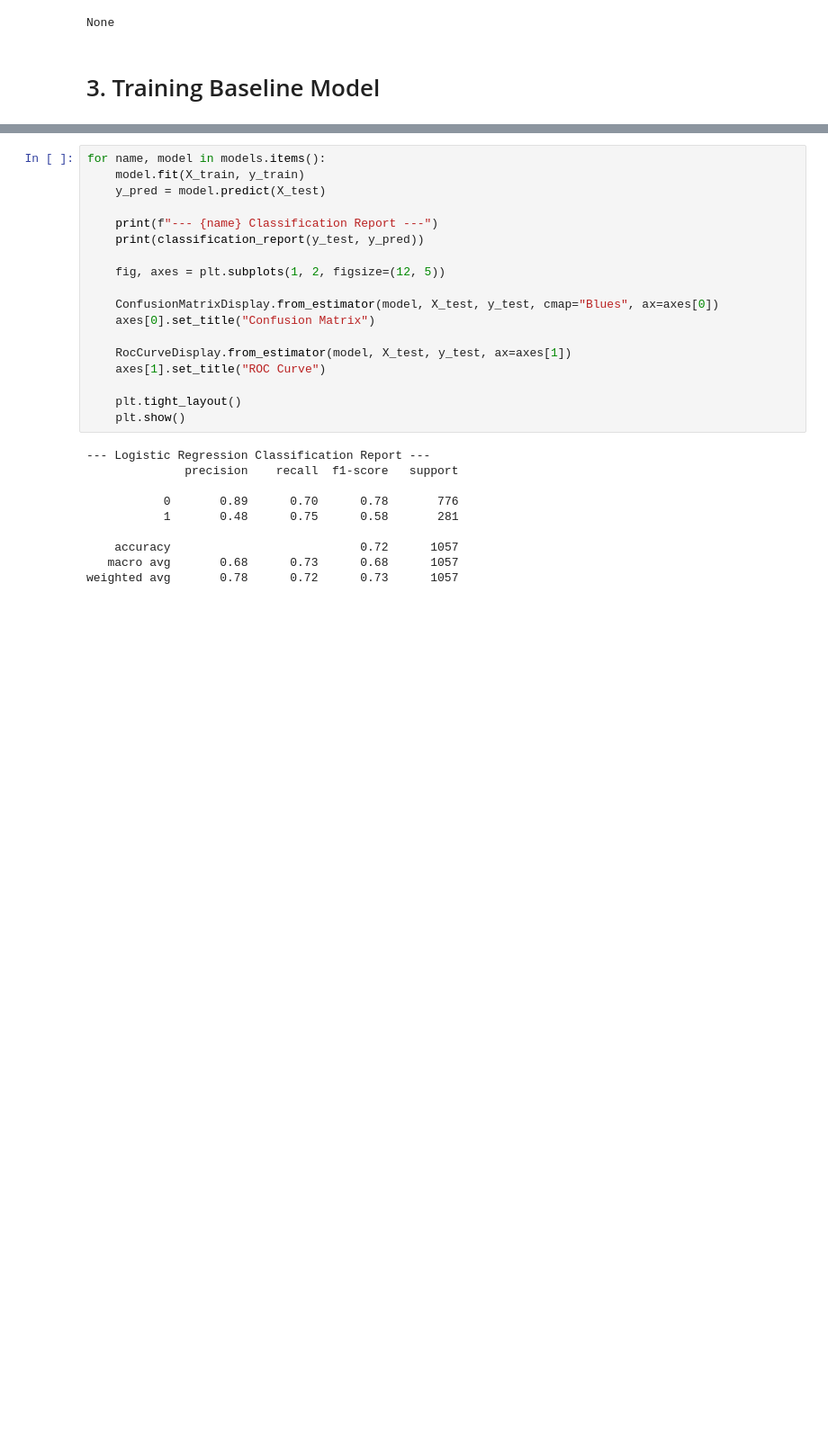
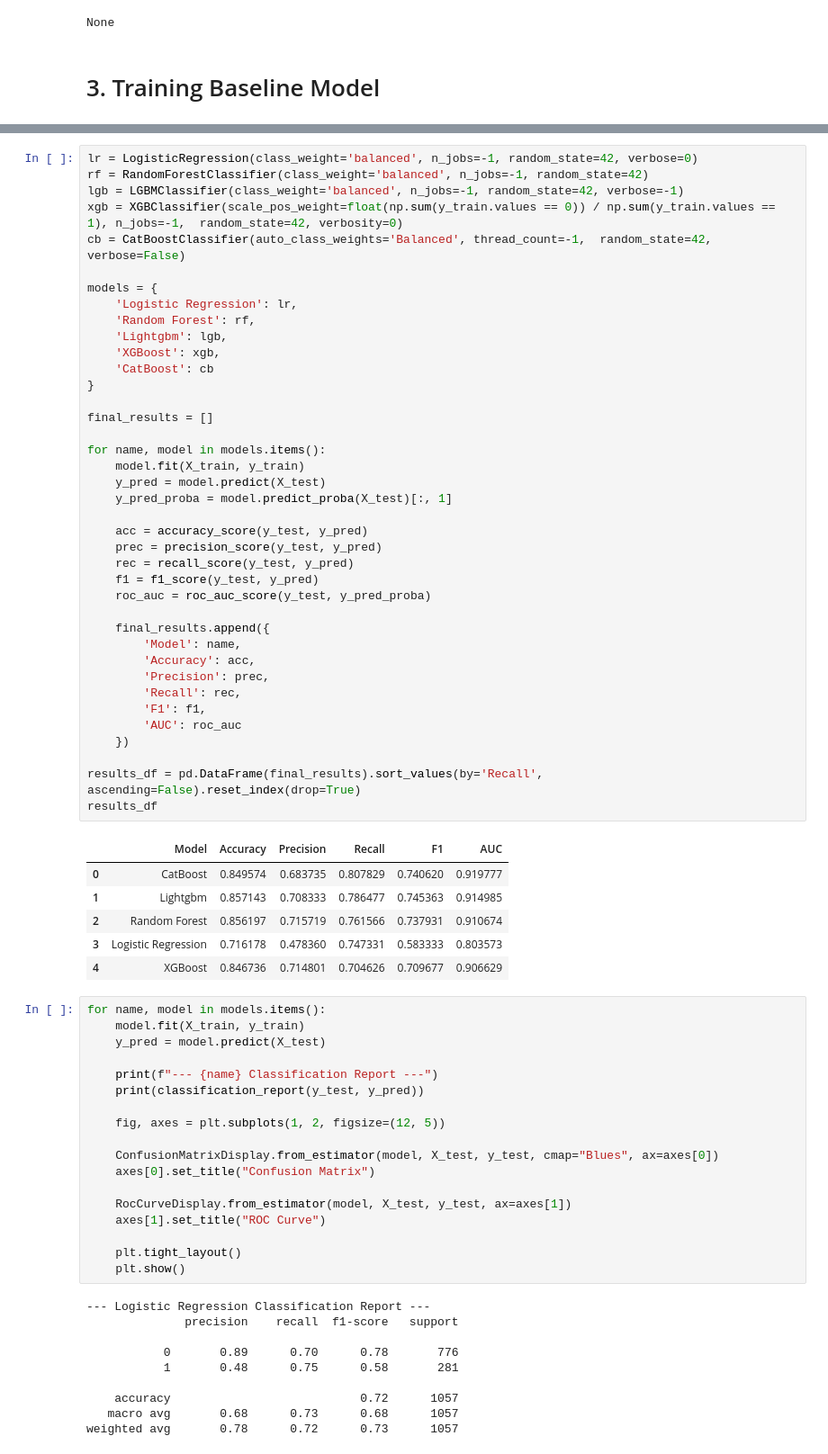
Before and after one commit to n44th44nn/Telco-Customer-Churn-Analysis, a Jupyter notebook: Notebooks/modeling.ipynb, the cells around one changed output, grey strips where cells are left out. Shown at 90% size. Saved outputs shown, nothing was run; the diff lists cells and outputs as text; blank space fills up the shorter version.

```diff
--- a/Notebooks/modeling.ipynb
+++ b/Notebooks/modeling.ipynb
@@ -167,3 +167,49 @@ pd.DataFrame(cv_results).sort_values(by='F1', ascending=False).reset_index(drop=
+# %%
+lr = LogisticRegression(class_weight='balanced', n_jobs=-1, random_state=42, verbose=0)
+rf = RandomForestClassifier(class_weight='balanced', n_jobs=-1, random_state=42)
+lgb = LGBMClassifier(class_weight='balanced', n_jobs=-1, random_state=42, verbose=-1)
+xgb = XGBClassifier(scale_pos_weight=float(np.sum(y_train.values == 0)) / np.sum(y_train.values == 1), n_jobs=-1,  random_state=42, verbosity=0)
+cb = CatBoostClassifier(auto_class_weights='Balanced', thread_count=-1,  random_state=42, verbose=False)
+
+models = {
+    'Logistic Regression': lr,
+    'Random Forest': rf,
+    'Lightgbm': lgb,
+    'XGBoost': xgb,
+    'CatBoost': cb
+}
+
+final_results = []
+
+for name, model in models.items():
+    model.fit(X_train, y_train)
+    y_pred = model.predict(X_test)
+    y_pred_proba = model.predict_proba(X_test)[:, 1]
+
+    acc = accuracy_score(y_test, y_pred)
+    prec = precision_score(y_test, y_pred)
+    rec = recall_score(y_test, y_pred)
+    f1 = f1_score(y_test, y_pred)
+    roc_auc = roc_auc_score(y_test, y_pred_proba)
+
+    final_results.append({
+        'Model': name,
+        'Accuracy': acc,
+        'Precision': prec,
+        'Recall': rec,
+        'F1': f1,
+        'AUC': roc_auc
+    })
+
+results_df = pd.DataFrame(final_results).sort_values(by='Recall', ascending=False).reset_index(drop=True)
+results_df
+# %% [output]
+|  | Model | Accuracy | Precision | Recall | F1 | AUC |
+| 0 | CatBoost | 0.849574 | 0.683735 | 0.807829 | 0.740620 | 0.919777 |
+| 1 | Lightgbm | 0.857143 | 0.708333 | 0.786477 | 0.745363 | 0.914985 |
+| 2 | Random Forest | 0.856197 | 0.715719 | 0.761566 | 0.737931 | 0.910674 |
+| 3 | Logistic Regression | 0.716178 | 0.478360 | 0.747331 | 0.583333 | 0.803573 |
+| 4 | XGBoost | 0.846736 | 0.714801 | 0.704626 | 0.709677 | 0.906629 |
 # %%
 for name, model in models.items():
     model.fit(X_train, y_train)
```
Also changed, not shown: parts of 2 cells of this notebook, 2 other files.
